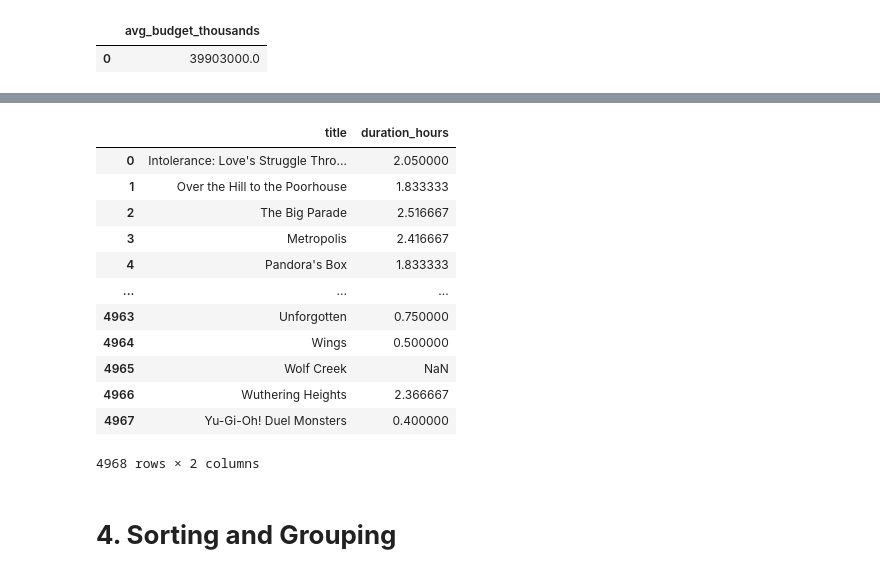
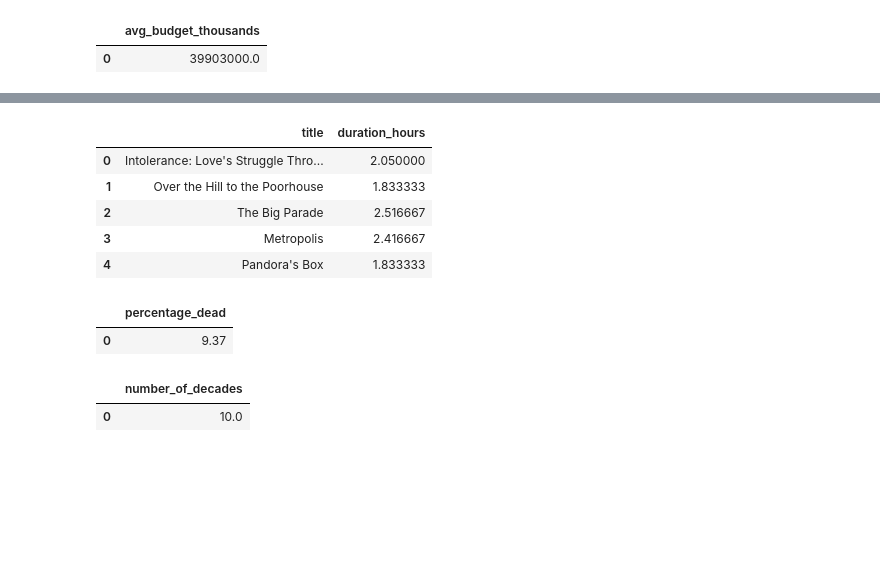
Before and after one commit to marcosbenicio/Datacamp, a Jupyter notebook: sql/01-sql-query/sql_query.ipynb, the cells around one changed output, grey strips where cells are left out. Saved outputs shown, nothing was run; the diff lists cells and outputs as text; code cells hidden in the pictures; blank space fills up the shorter version.

```diff
--- a/sql/01-sql-query/sql_intro.ipynb
+++ b/sql/01-sql-query/sql_query.ipynb
@@ -732,41 +732,36 @@ We can use arithmetic operations to perform calculations in SQL. The arithmetic
 # %%
 # Select the title and duration in hours for all films and alias as duration_hours; divide duration by 60.0.
 sql(
 """
 SELECT title, duration / 60.0 AS duration_hours
 FROM films
 LIMIT 5;
 """
 )
 
 # Calculate the percentage of people who are no longer alive and alias the result as percentage_dead.
 sql(
 """
-SELECT title, duration / 60.0 AS duration_hours
-FROM films
-LIMIT 5;
+SELECT ROUND(COUNT(deathdate)*100.0/COUNT(*),2) as percentage_dead
+FROM people;
 """
 )
 
 # Find how many decades (period of ten years) the films table covers by using MIN() and MAX(); alias as number_of_decades.
 sql(
 """
-
+SELECT (MAX(release_year) - MIN(release_year))/10 AS number_of_decades
+FROM films;
 """
 )
 # %% [output]
 |  | title | duration_hours |
 | 0 | Intolerance: Love's Struggle Thro... | 2.050000 |
 | 1 | Over the Hill to the Poorhouse | 1.833333 |
 | 2 | The Big Parade | 2.516667 |
 | 3 | Metropolis | 2.416667 |
 | 4 | Pandora's Box | 1.833333 |
-| ... | ... | ... |
-| 4963 | Unforgotten | 0.750000 |
-| 4964 | Wings | 0.500000 |
-| 4965 | Wolf Creek | NaN |
-| 4966 | Wuthering Heights | 2.366667 |
-| 4967 | Yu-Gi-Oh! Duel Monsters | 0.400000 |
-4968 rows × 2 columns
+|  | percentage_dead |
+| 0 | 9.37 |
+|  | number_of_decades |
+| 0 | 10.0 |
-# %% [markdown]
-# **4. Sorting and Grouping**
```
Also changed, not shown: parts of 14 cells of this notebook, 2 other files.
